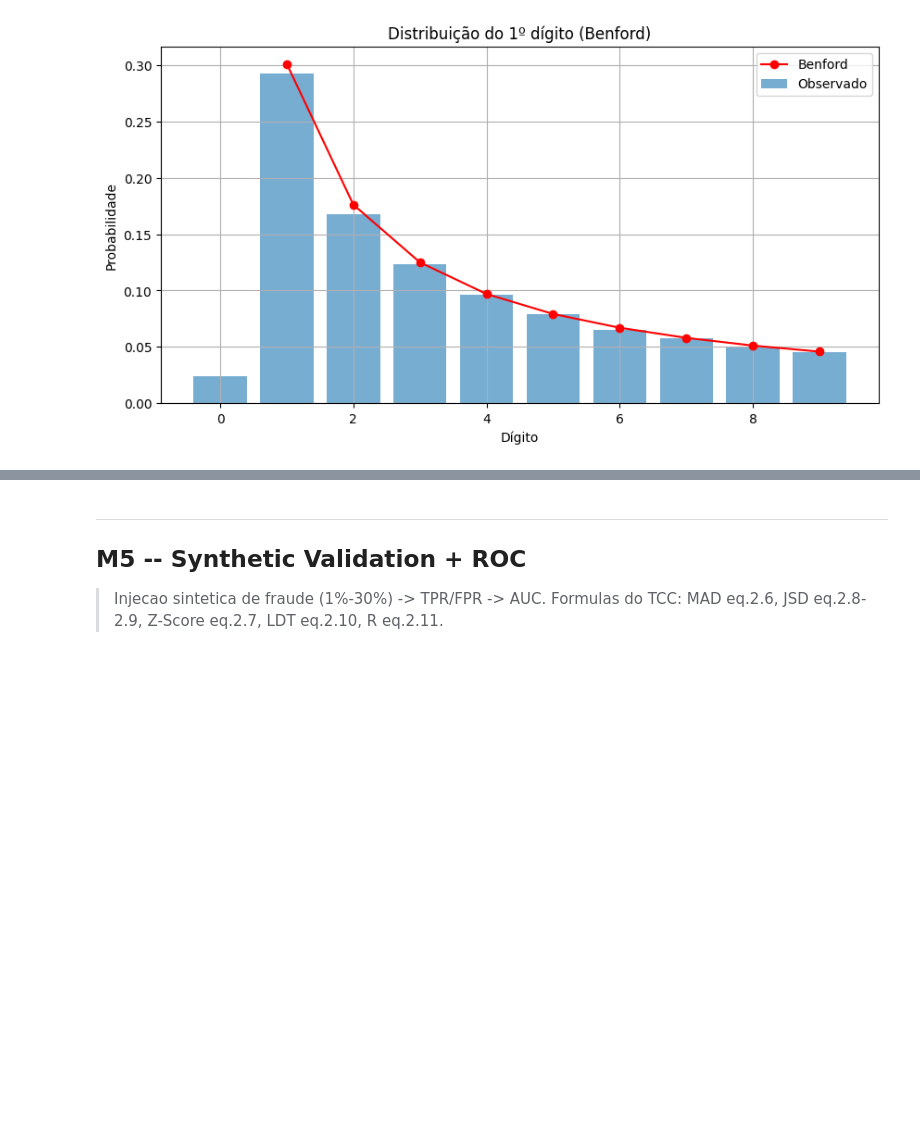
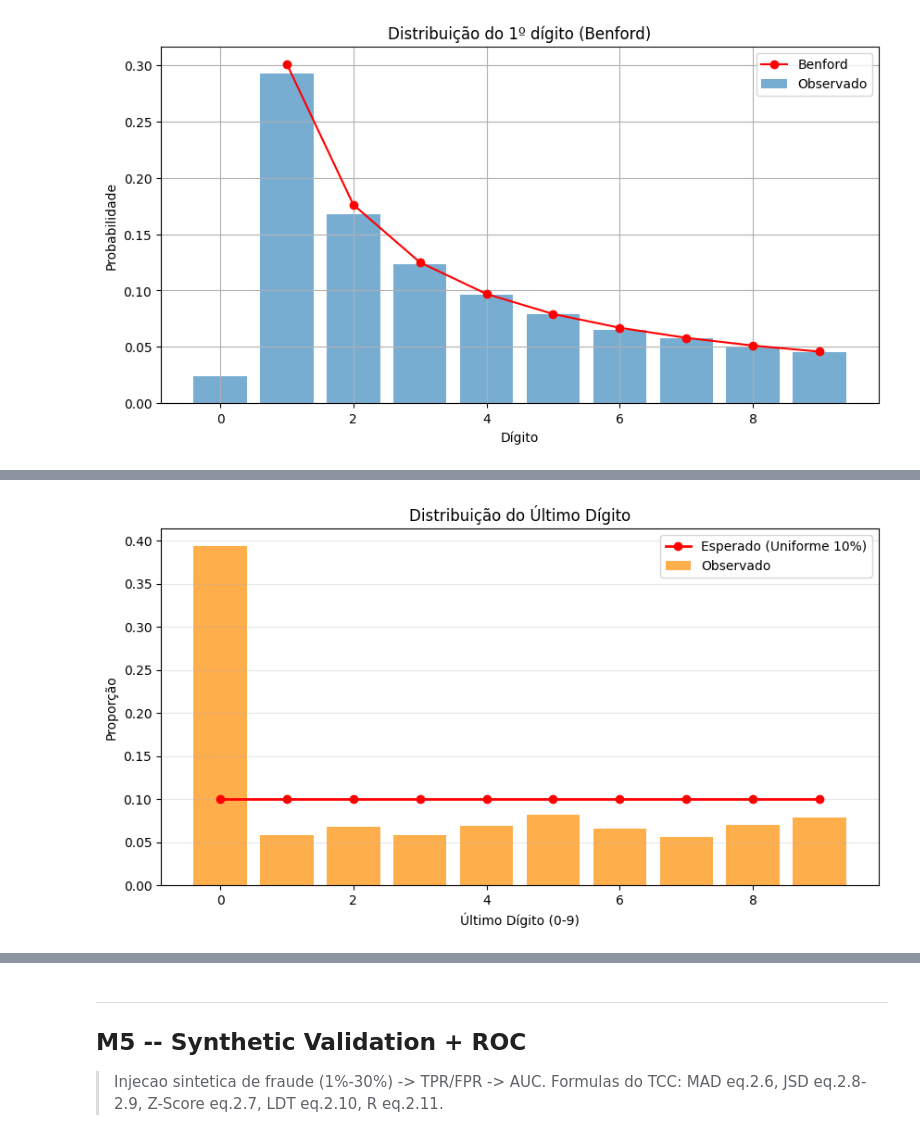
Before and after one commit to L0G1C06/TCC, a Jupyter notebook: spark_iceberg/notebooks/compras.ipynb, the cells around one changed output, grey strips where cells are left out. Saved outputs shown, nothing was run; the diff lists cells and outputs as text; code cells hidden in the pictures; blank space fills up the shorter version.

```diff
--- a/spark_iceberg/notebooks/compras.ipynb
+++ b/spark_iceberg/notebooks/compras.ipynb
@@ -219,2 +223,23 @@ plt.show()
+# %%
+df3 = df_feat.withColumn("digit", last_digit())
+obs3 = df3.groupBy("digit").count().orderBy("digit").toPandas()
+obs3["p_obs"] = obs3["count"] / obs3["count"].sum()
+
+exp3 = pd.DataFrame({
+    "digit": list(range(0,10)),
+    "p_exp": [0.1] * 10
+})
+
+plt.figure(figsize=(10, 5))
+plt.bar(obs3["digit"], obs3["p_obs"], alpha=0.7, color='darkorange', label="Observado")
+plt.plot(exp3["digit"], exp3["p_exp"], color="red", marker="o", linewidth=2, label="Esperado (Uniforme 10%)")
+plt.title("Distribuição do Último Dígito")
+plt.xlabel("Último Dígito (0-9)")
+plt.ylabel("Proporção")
+plt.legend()
+plt.grid(axis='y', alpha=0.3)
+plt.show()
+# %% [output]
+[figure, added]
 # %%
 # =========================================
```
Also changed, not shown: parts of 4 cells of this notebook, 3 other files.
